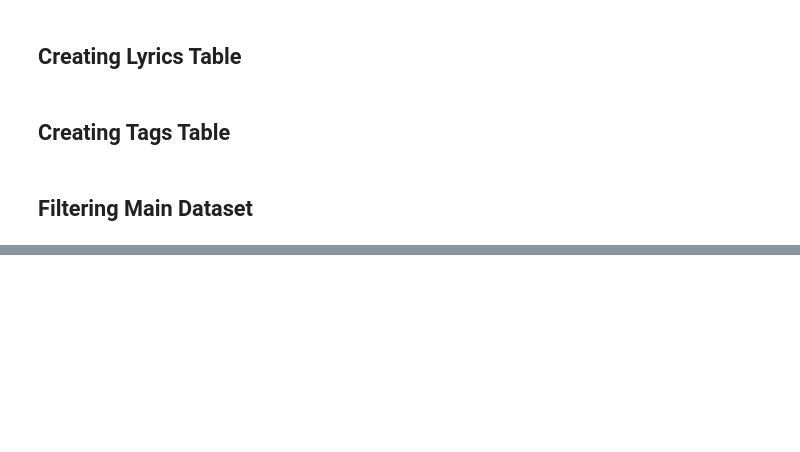
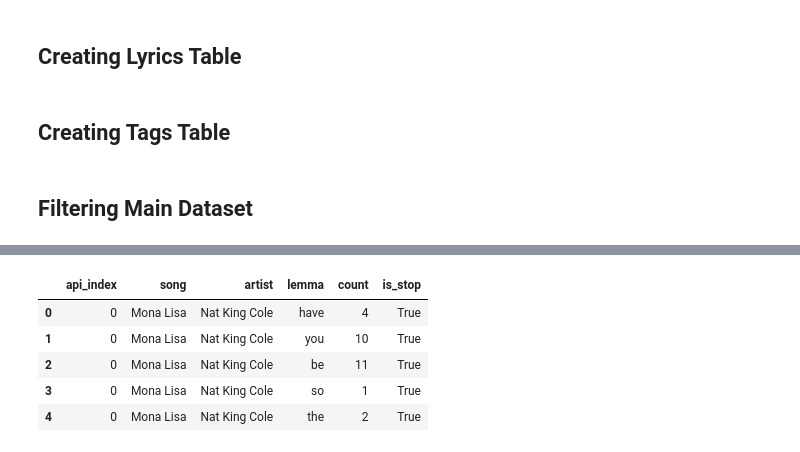
Before and after one commit to limagbz/top_billboard_songs_spotify, a Jupyter notebook: 2 - Data Cleaning & Features.ipynb, the cells around one changed output, grey strips where cells are left out. Saved outputs shown, nothing was run; the diff lists cells and outputs as text; code cells hidden in the pictures; blank space fills up the shorter version.

```diff
--- a/2 - Data Cleaning & Features.ipynb
+++ b/2 - Data Cleaning & Features.ipynb
@@ -161,0 +186,9 @@ data_df.to_csv(SONGS_DATA_FILEPATH)
+# %%
+lyrics_df.head()
+# %% [output]
+|  | api_index | song | artist | lemma | count | is_stop |
+| 0 | 0 | Mona Lisa | Nat King Cole | have | 4 | True |
+| 1 | 0 | Mona Lisa | Nat King Cole | you | 10 | True |
+| 2 | 0 | Mona Lisa | Nat King Cole | be | 11 | True |
+| 3 | 0 | Mona Lisa | Nat King Cole | so | 1 | True |
+| 4 | 0 | Mona Lisa | Nat King Cole | the | 2 | True |
```
Also changed, not shown: parts of 14 cells of this notebook, 11 other files.
